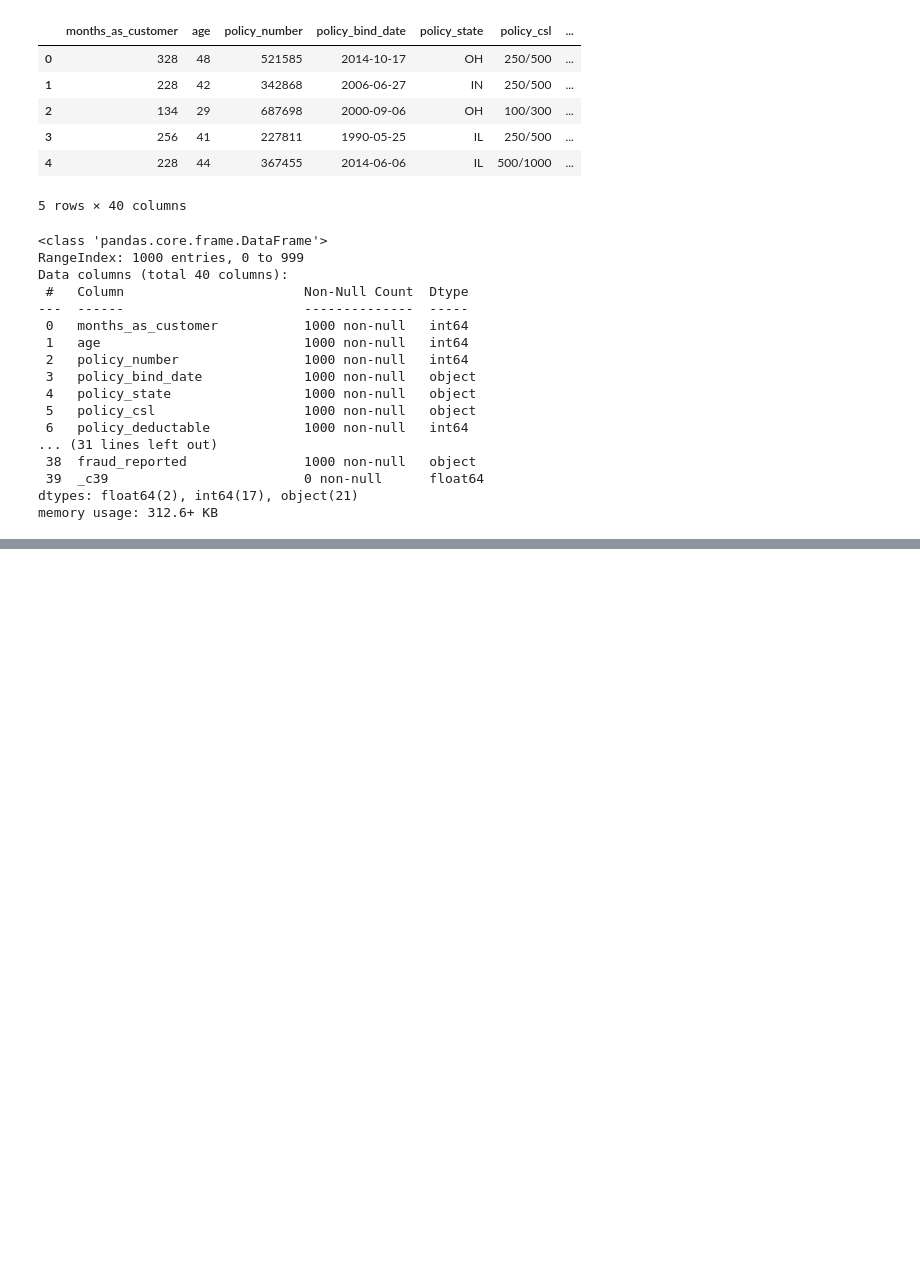
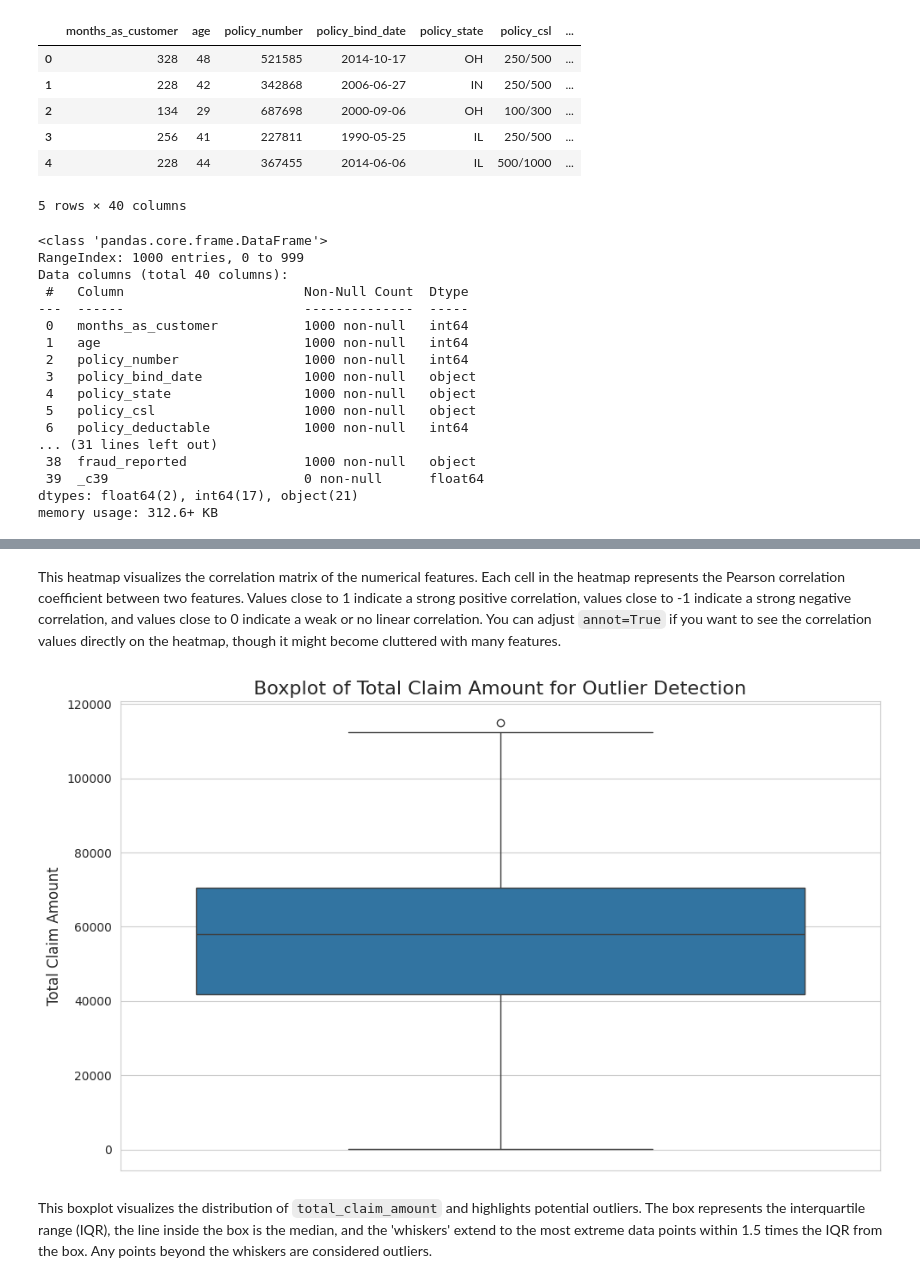
Before and after one commit to AvikRaj/insurance-fraud-detection-pipeline, a Jupyter notebook: notebooks/pipeline.ipynb, the cells around one changed output, grey strips where cells are left out. Cells and saved outputs as stored; diff of their text form; code cells hidden in the pictures; blank space fills up the shorter version.

```diff
--- a/notebooks/pipeline.ipynb
+++ b/notebooks/pipeline.ipynb
@@ -62,0 +196,17 @@ memory usage: 312.6+ KB
+# %% [markdown]
+This heatmap visualizes the correlation matrix of the numerical features. Each cell in the heatmap represents the Pearson correlation coefficient between two features. Values close to 1 indicate a strong positive correlation, values close to -1 indicate a strong negative correlation, and values close to 0 indicate a weak or no linear correlation. You can adjust `annot=True` if you want to see the correlation values directly on the heatmap, though it might become cluttered with many features.
+# %%
+import matplotlib.pyplot as plt
+import seaborn as sns
+
+# Create a boxplot to identify outliers in 'total_claim_amount'
+plt.figure(figsize=(10, 6))
+sns.boxplot(y=df['total_claim_amount'])
+plt.title('Boxplot of Total Claim Amount for Outlier Detection', fontsize=16)
+plt.ylabel('Total Claim Amount', fontsize=12)
+plt.tight_layout()
+plt.show()
+# %% [output]
+[figure, added]
+# %% [markdown]
+This boxplot visualizes the distribution of `total_claim_amount` and highlights potential outliers. The box represents the interquartile range (IQR), the line inside the box is the median, and the 'whiskers' extend to the most extreme data points within 1.5 times the IQR from the box. Any points beyond the whiskers are considered outliers.
```
Also changed, not shown: parts of 4 cells of this notebook.
